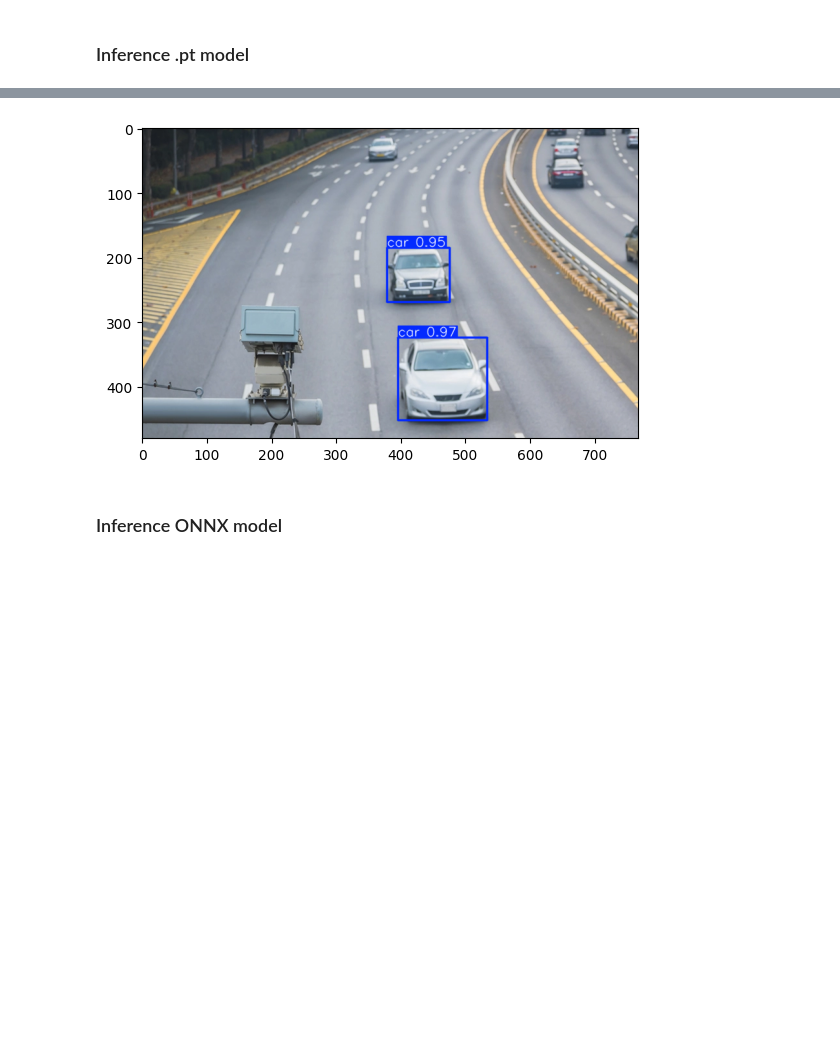
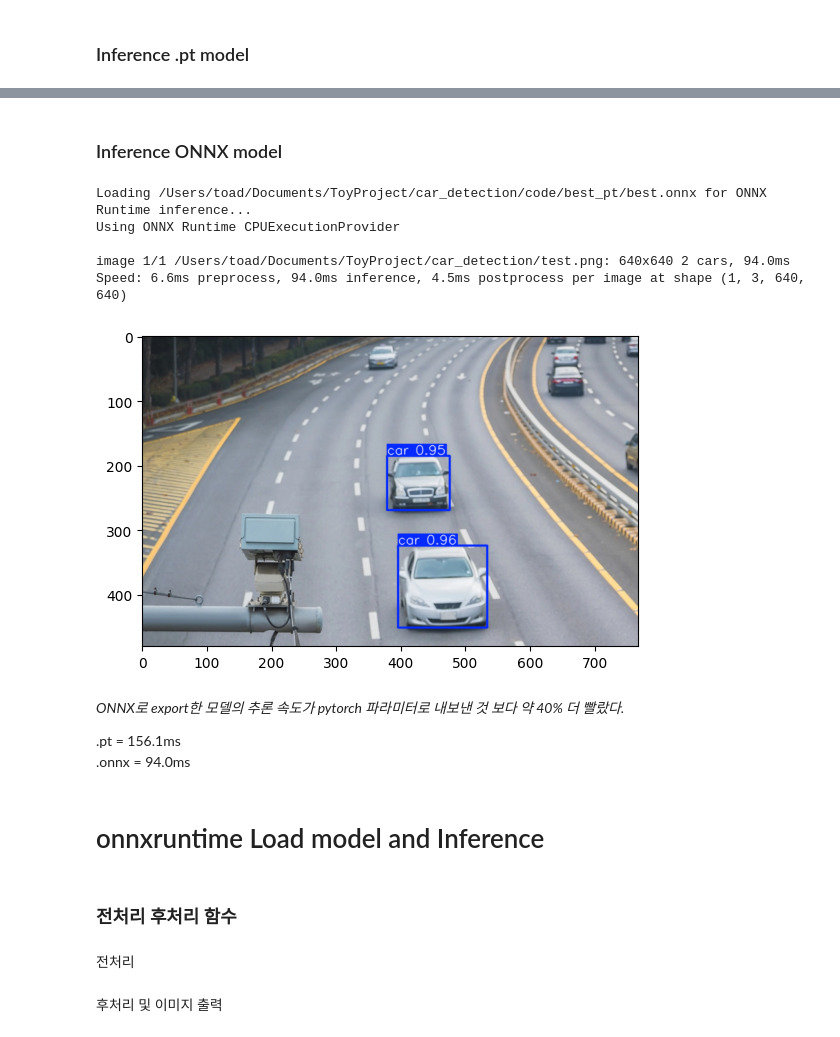
Before and after one commit to LEEINSEO-0118/car_detection, a Jupyter notebook: code/modeling.ipynb, the cells around one changed output, grey strips where cells are left out. Saved outputs shown, nothing was run; the diff lists cells and outputs as text; code cells hidden in the pictures; blank space fills up the shorter version.

```diff
--- a/code/modeling.ipynb
+++ b/code/modeling.ipynb
@@ -140,9 +139,29 @@ Speed: 6.0ms preprocess, 138.1ms inference, 1.0ms postprocess per image at shape
-# %%
-img = cv2.imread(f'{root}/test_inference.png')
-img = cv2.cvtColor(img, cv2.COLOR_BGR2RGB)
-plt.imshow(img)
-plt.show()
-# %% [output]
-[figure, removed]
 # %% [markdown]
 ### Inference ONNX model
+# %%
+source = f'{root}/test.png'
+onnx_model = YOLO(f'{root}/code/best_pt/best.onnx', task='detect')
+results = onnx_model.predict(
+    source,
+    conf=0.9
+)
+results[0].save(f'{root}/test_inference.png')
+
+img = cv2.imread(f'{root}/test_inference.png')
+img = cv2.cvtColor(img, cv2.COLOR_BGR2RGB)
+plt.imshow(img)
+plt.show()
+# %% [output]
+Loading /Users/toad/Documents/ToyProject/car_detection/code/best_pt/best.onnx for ONNX Runtime inference...
+Using ONNX Runtime CPUExecutionProvider
+
+image 1/1 /Users/toad/Documents/ToyProject/car_detection/test.png: 640x640 2 cars, 94.0ms
+Speed: 6.6ms preprocess, 94.0ms inference, 4.5ms postprocess per image at shape (1, 3, 640, 640)
+[figure, added]
+# %% [markdown]
+*ONNX로 export한 모델의 추론 속도가 pytorch 파라미터로 내보낸 것 보다 약 40% 더 빨랐다.*
+
+.pt = 156.1ms
+.onnx = 94.0ms
+# %% [markdown]
+# onnxruntime Load model and Inference
@@ -148,0 +172,4 @@ plt.show()
+# %% [markdown]
+### 전처리 후처리 함수
+# %% [markdown]
+전처리
@@ -148,0 +189,2 @@ plt.show()
+# %% [markdown]
+후처리 및 이미지 출력
```
Also changed, not shown: parts of 9 cells of this notebook, 2 other files.
